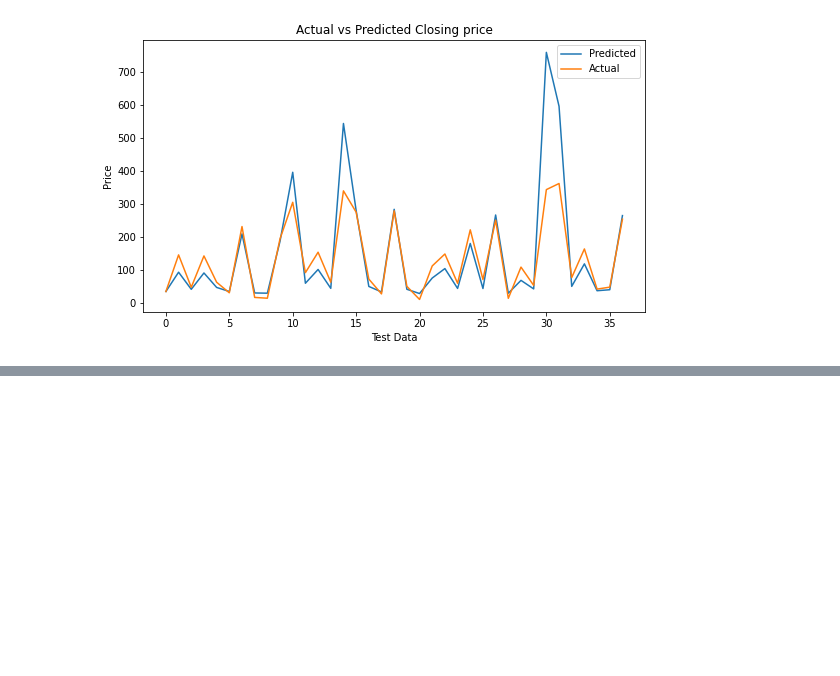
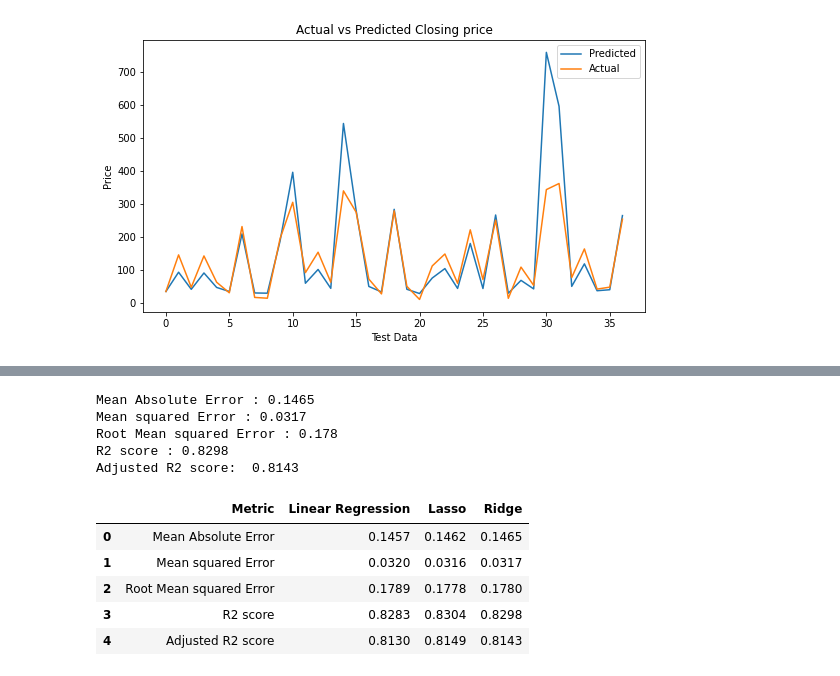
Before and after one commit to gopaljigupta45/YES_BANK_STOCK_PRICE_PREDICTION, a Jupyter notebook: Yes_bank_stock_price_prediction_.ipynb, the cells around one changed output, grey strips where cells are left out. Drawn from its saved outputs; the diff is of its cells as text; code cells hidden in the pictures; blank space fills up the shorter version.

```diff
--- a/Yes_bank_stock_price_prediction_.ipynb
+++ b/Yes_bank_stock_price_prediction_.ipynb
@@ -435,0 +550,5 @@ plt.show()
+# %%
+# Now saving these metrics to our metrics dataframe.
+Lasso_metric_dict = {'Mean Absolute Error' : MAE_lasso,'Mean squared Error' : MSE_lasso,'Root Mean squared Error' : RMSE_lasso,'R2 score' : R2_lasso,'Adjusted R2 score' :  0.8149}
+metric_df['Lasso'] = Lasso_metric_dict.values()
+metric_df
@@ -435,0 +608,34 @@ plt.show()
+# %%
+# evaluating performance.
+MAE_ridge = round(mean_absolute_error((y_test),(y_pred_ridge)),4)
+print(f"Mean Absolute Error : {MAE_ridge}")
+
+MSE_ridge  = round(mean_squared_error((y_test),(y_pred_ridge)),4)
+print("Mean squared Error :" , MSE_ridge)
+
+RMSE_ridge = round(np.sqrt(MSE_ridge),4)
+print("Root Mean squared Error :" ,RMSE_ridge)
+
+R2_ridge = round(r2_score((y_test), (y_pred_ridge)),4)
+print("R2 score :" ,R2_ridge)
+
+Adjusted_R2_ridge = round(1-(1-r2_score(y_test, y_pred_ridge))*((x_test.shape[0]-1)/(x_test.shape[0]-x_test.shape[1]-1)),4)
+print("Adjusted R2 score: ", Adjusted_R2_ridge)
+# %% [output]
+Mean Absolute Error : 0.1465
+Mean squared Error : 0.0317
+Root Mean squared Error : 0.178
+R2 score : 0.8298
+Adjusted R2 score:  0.8143
+# %%
+# storing these values in a list and appending to our metric df.
+ridge_regressor_list = [MAE_ridge,MSE_ridge,RMSE_ridge,R2_ridge,Adjusted_R2_ridge]
+metric_df['Ridge'] = ridge_regressor_list
+metric_df
+# %% [output]
+|  | Metric | Linear Regression | Lasso | Ridge |
+| 0 | Mean Absolute Error | 0.1457 | 0.1462 | 0.1465 |
+| 1 | Mean squared Error | 0.0320 | 0.0316 | 0.0317 |
+| 2 | Root Mean squared Error | 0.1789 | 0.1778 | 0.1780 |
+| 3 | R2 score | 0.8283 | 0.8304 | 0.8298 |
+| 4 | Adjusted R2 score | 0.8130 | 0.8149 | 0.8143 |
```
Also changed, not shown: parts of 30 cells of this notebook.
